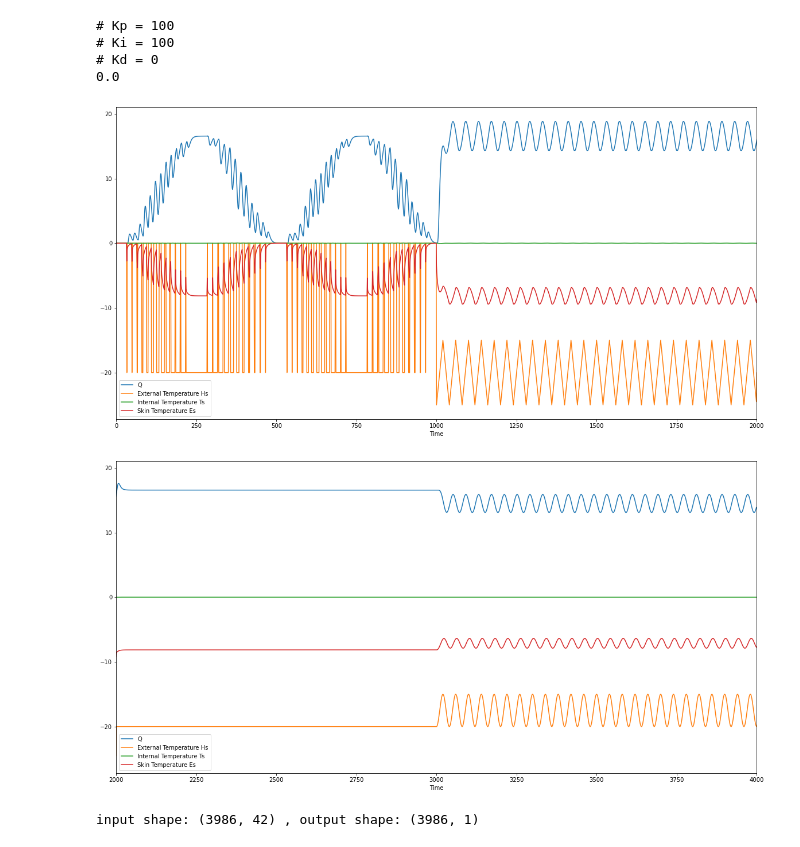
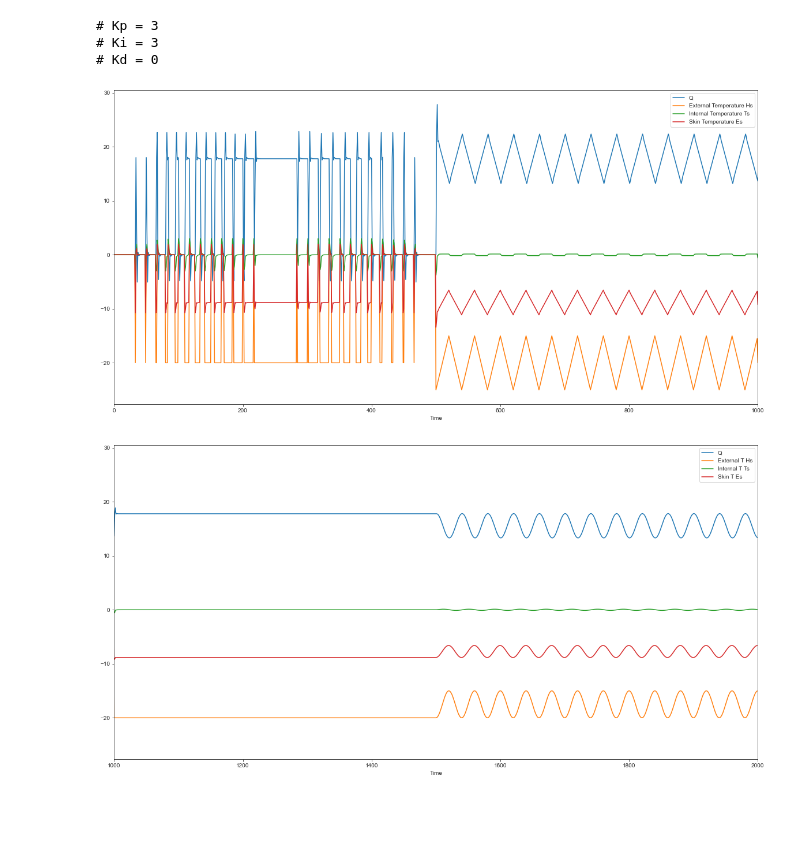
Before and after one commit to kierannp/hbtm, a Jupyter notebook: wip.ipynb, the cells around one changed output. Cells and saved outputs as stored; diff of their text form; code cells hidden in the pictures; blank space fills up the shorter version.

```diff
--- a/wip.ipynb
+++ b/wip.ipynb
@@ -27,83 +28,73 @@ def externalforce( i, wave='def'):
     elif wave == 'triangle':
         Too = signal.sawtooth( i*freq, 0.5 )
     else:
-        print(wave)
         raise Exception("bad waveform")
     return Bi * (offset + mag * Too)
 
 
-Bi, Fo = 1.4, .01
+Bi, Fo = 1.6, .3
 model = fc.X23_gToo_I( Bi, Fo, M=100 )
-pid = PID.PID( 100, 20, 0, setpoint=0.0 )
+pid = PID.PID( 3, 3, 0, setpoint=0.0 )
 Q = pid.update( 0.0 )
-print(Q)
 ts, y_Qs, y_Ts, y_Es, y_Hs, stops = [], [], [], [], [], []
 
-data_points = 1000
-# wave_forms = ['def','triangle','constant','cos','square']
-wave_forms = ['def','triangle', 'constant', 'cos']
+data_points = 500
+wave_forms = ['def','triangle','constant','cos']
 for wave in wave_forms:
     for i in range(data_points):
         H = externalforce(i, wave)
         v = model.getNextTemp(Q, H)
         y_Qs.append( Q ); y_Ts.append( v[0] ); y_Es.append( v[1] ); y_Hs.append( H/Bi ); Q = pid.update( v[0] )
-ts = list(range(len(wave_forms) * data_points))
 # %% [output]
-# Kp = 100
-# Ki = 100
+# Kp = 3
+# Ki = 3
 # Kd = 0
-0.0
 # %%
+ts = list(range(len(wave_forms) * data_points))
 plt.figure(figsize=(20,10))
 plt.plot(ts, y_Qs, label= "Q")
 plt.plot(ts, y_Hs, label= "External Temperature Hs")
 plt.plot(ts, y_Ts, label= "Internal Temperature Ts")
 plt.plot(ts, y_Es, label= "Skin Temperature Es")
 plt.xlabel('Time')
 plt.legend()
-plt.xlim(0,2000)
+plt.xlim(0,1000)
 plt.savefig('training_data.png')
 plt.show()
-plt.close()
 
 plt.figure(figsize=(20,10))
 plt.plot(ts, y_Qs, label= "Q")
-plt.plot(ts, y_Hs, label= "External Temperature Hs")
-plt.plot(ts, y_Ts, label= "Internal Temperature Ts")
-plt.plot(ts, y_Es, label= "Skin Temperature Es")
+plt.plot(ts, y_Hs, label= "External T Hs")
+plt.plot(ts, y_Ts, label= "Internal T Ts")
+plt.plot(ts, y_Es, label= "Skin T Es")
 plt.xlabel('Time')
 plt.legend()
-plt.xlim(2000,4000)
+plt.xlim(1000,2000)
 plt.savefig('test_data.png')
 # %% [output]
-[figure, old version]
+[figure, new version]
-[figure, old version]
+[figure, new version]
 # %%
 def convert_to_sequence(in_array, length):
     return np.array( [ np.array(in_array[i:j]) if j!=0 else np.array(in_array[i:]) for i,j in zip(range(length),range(-length+1,1)) ] ).T
 def add_differential_terms(in_array, integral=True, differ=True):
     if integral and differ:
         int = np.array([np.sum(in_array[:,i:i+2],axis=1) for i in range(length-1)]).T
-        der = (in_array[:,-1] - in_array[:,-2]).reshape(in_array.shape[0],1)
+        der = np.array([in_array[:,i]-in_array[:,i+1] for i in range(length-1)]).T
         in_array = np.append(in_array, int, 1)
         return np.append(in_array, der, 1)
-
-length = 14
-lstm = False
-ipt = convert_to_sequence(y_Ts, length)
-ipt = add_differential_terms(ipt)
-seq = convert_to_sequence(y_Es, length)
-ipt = np.append(seq, ipt, 1)[:-1,:]
-
-if lstm:
-    ipt = ipt.reshape(ipt.shape[0],1,ipt.shape[1])
-opt = np.array( [y_Qs[length:]] ).T
-# ipt = ipt.reshape(ipt.shape[0],ipt.shape[1],1)
-print('input shape: {} , output shape: {}'.format(ipt.shape, opt.shape))
-
-prop = 3/5
-pointx, pointy = round(ipt.shape[0]*prop), round(opt.shape[0]*prop)
-trainX, testX, trainy, testy = ipt[:pointx], ipt[pointx:], opt[:pointy], opt[pointy:]
+def and_skin():
+    ipt = convert_to_sequence(y_Ts, length)
+    ipt = add_differential_terms(ipt)
+    seq = convert_to_sequence(y_Es, length)
+    ipt = np.append(seq, ipt, 1)[:-1,:]
+    return ipt
+def gen_model(act_func = 'relu'):
+    # inputs = keras.Input(shape=(2*length+(length-1)*2))
+    inputs = keras.Input(shape=length)
+    dense = layers.Dense(16, activation=act_func)(inputs)
+    dense = layers.Dense(16, activation=act_func)(dense)
+    outputs = keras.layers.Dense(1)(dense)
+    model = keras.Model(inputs=inputs, outputs=outputs, name="NN_heat_controller")
+    return model
-# %% [output]
-input shape: (3986, 42) , output shape: (3986, 1)
 # %%
```
Also changed, not shown: parts of 7 cells of this notebook.
